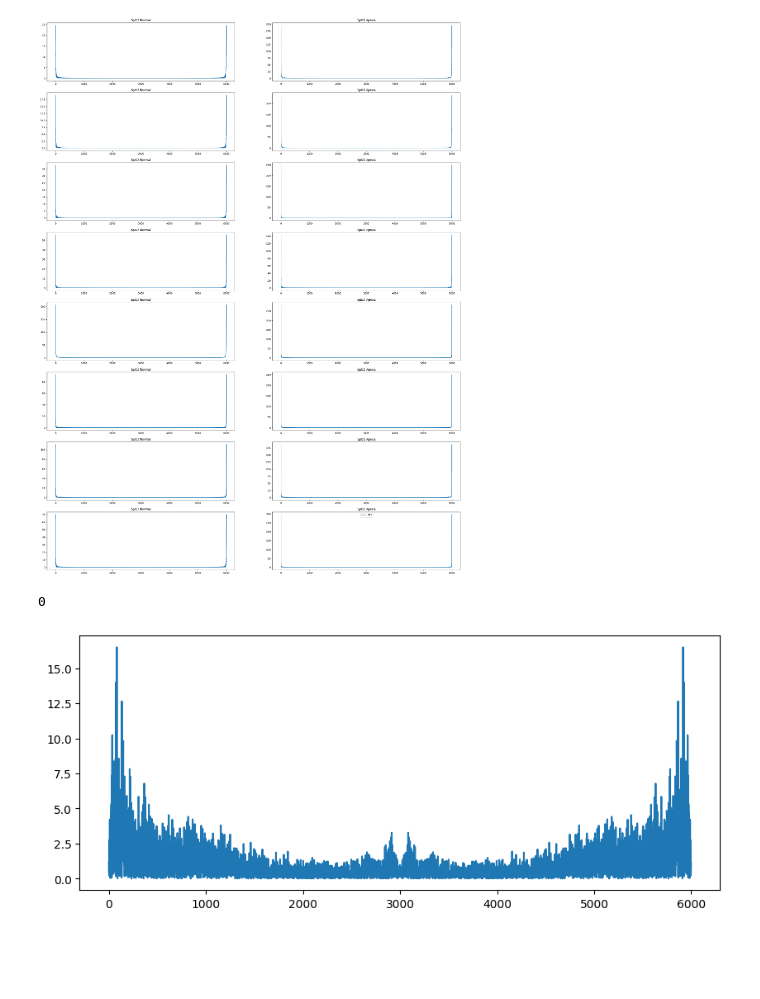
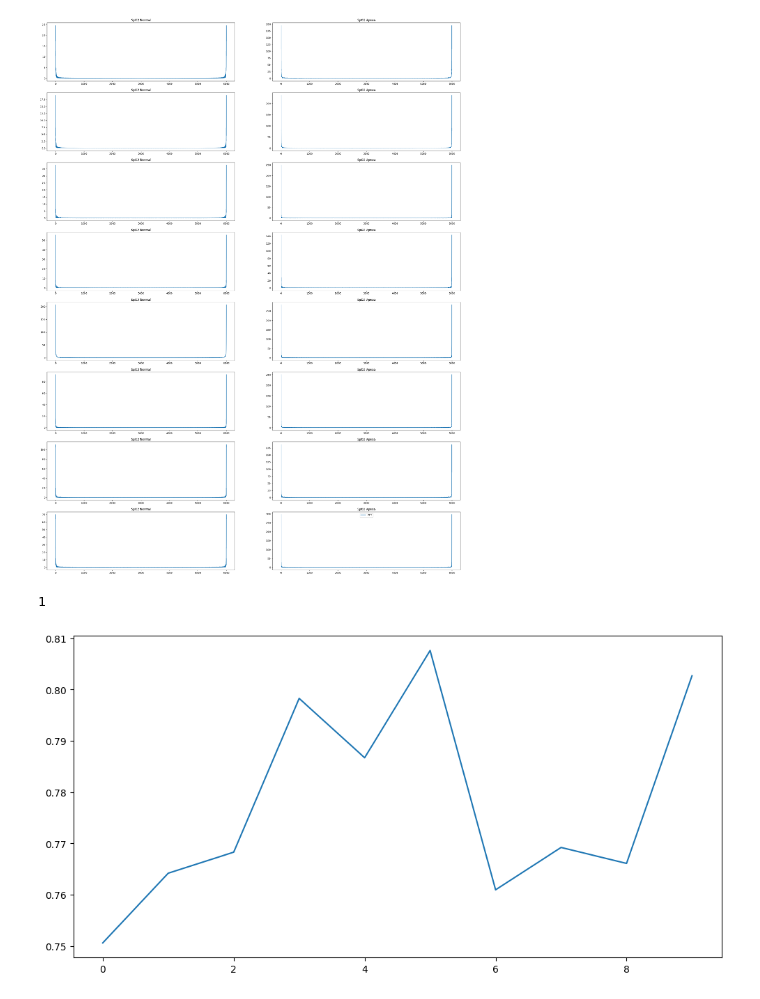
Before and after one commit to lucky-and-minie222702/OSA-detection-using-ECG, a Jupyter notebook: view_method.ipynb, the cells around one changed output. Drawn from its saved outputs; the diff is of its cells as text; code cells hidden in the pictures; blank space fills up the shorter version.

```diff
--- a/view_method.ipynb
+++ b/view_method.ipynb
@@ -87,14 +87,14 @@ plt.show()
 # %% [output]
 [figure]
 # %%
-X = np.load(path.join("gen_data", "ECG_fft_X_train.npy"))
-y = np.load(path.join("gen_data", "ECG_y_train.npy"))
+X = np.load(path.join("gen_data", "SpO2_X_train.npy"))
+y = np.load(path.join("gen_data", "SpO2_y_train.npy"))
 # %%
-idx = 1
+idx = 2
 print(y[idx])
-plt.figure(figsize=(10, 4))
-plt.plot(X[idx][1::])
+plt.figure(figsize=(12, 6))
+plt.plot(X[idx][:10:])
 plt.show()
 # %% [output]
-0
+1
-[figure, old version]
+[figure, new version]
```
Also changed, not shown: 2 other files.
